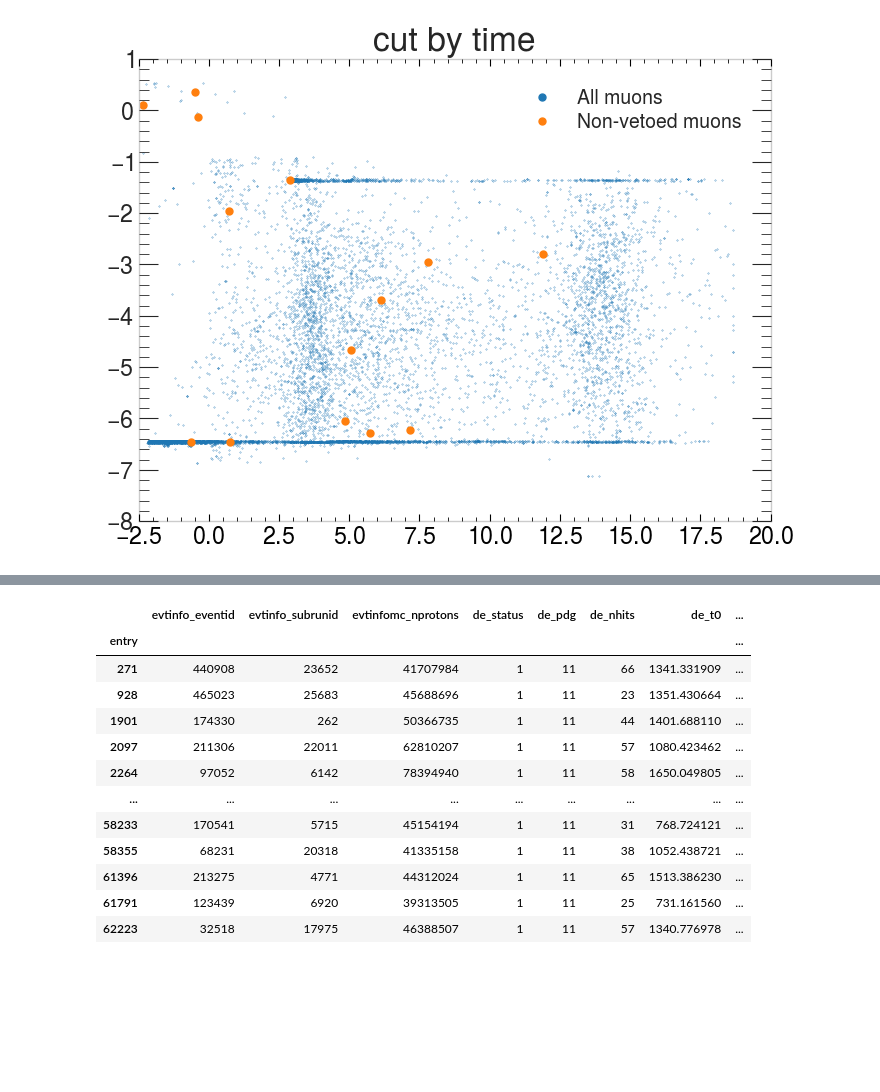
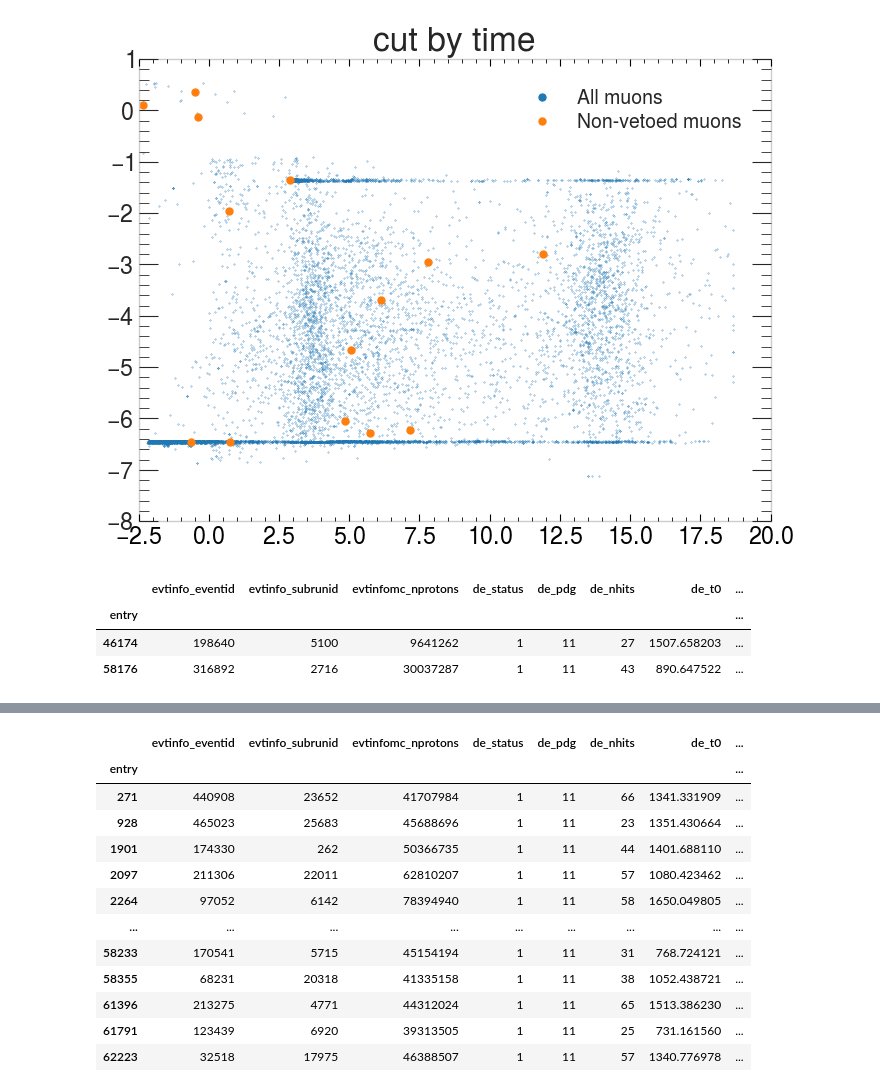
Before and after one commit to aamirkhanov/mu2e_crv, a Jupyter notebook: BackgroundEstimatorCRY5_v2.ipynb, the cells around one changed output, grey strips where cells are left out. Drawn from its saved outputs; the diff is of its cells as text; code cells hidden in the pictures; blank space fills up the shorter version.

```diff
--- a/BackgroundEstimatorCRY5_v2.ipynb
+++ b/BackgroundEstimatorCRY5_v2.ipynb
@@ -343,6 +343,13 @@ plot_events_map(cut_tmp_time,"cut by time")
 # %% [output]
 [figure]
 [figure]
+# %%
+dfCRY5.query(cut_tmp_PEs)
+# %% [output]
+|  | evtinfo_eventid | evtinfo_subrunid | evtinfomc_nprotons | de_status | de_pdg | de_nhits | de_t0 | ... |
+| entry |  |  |  |  |  |  |  | ... |
+| 46174 | 198640 | 5100 | 9641262 | 1 | 11 | 27 | 1507.658203 | ... |
+| 58176 | 316892 | 2716 | 30037287 | 1 | 11 | 43 | 890.647522 | ... |
 # %%
 dfCRY5.query(cut_tmp_time)
 # %% [output]
```
Also changed, not shown: parts of 5 cells of this notebook.
